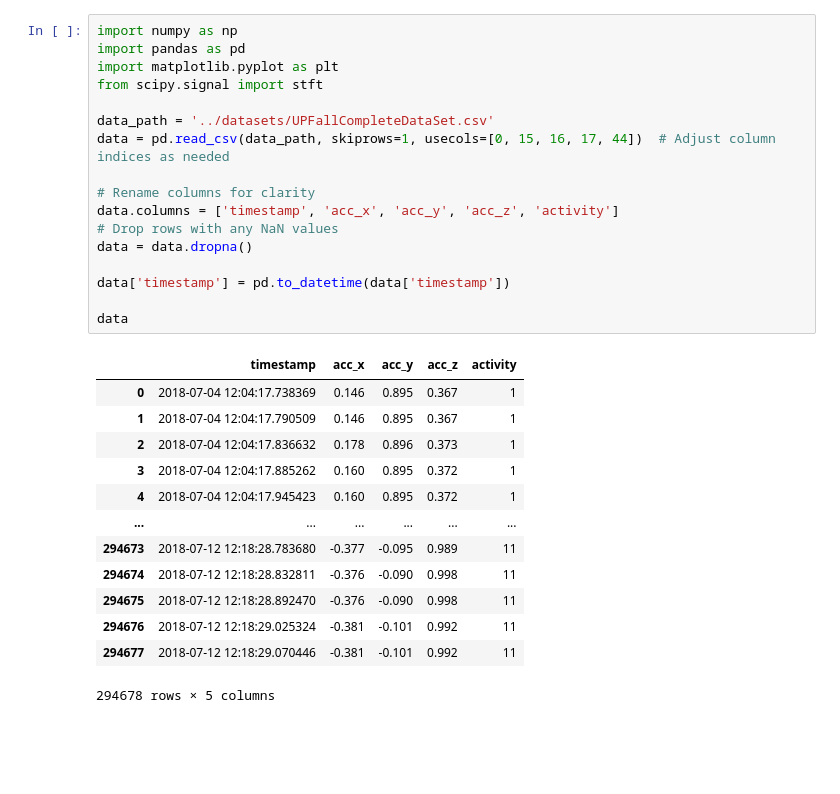
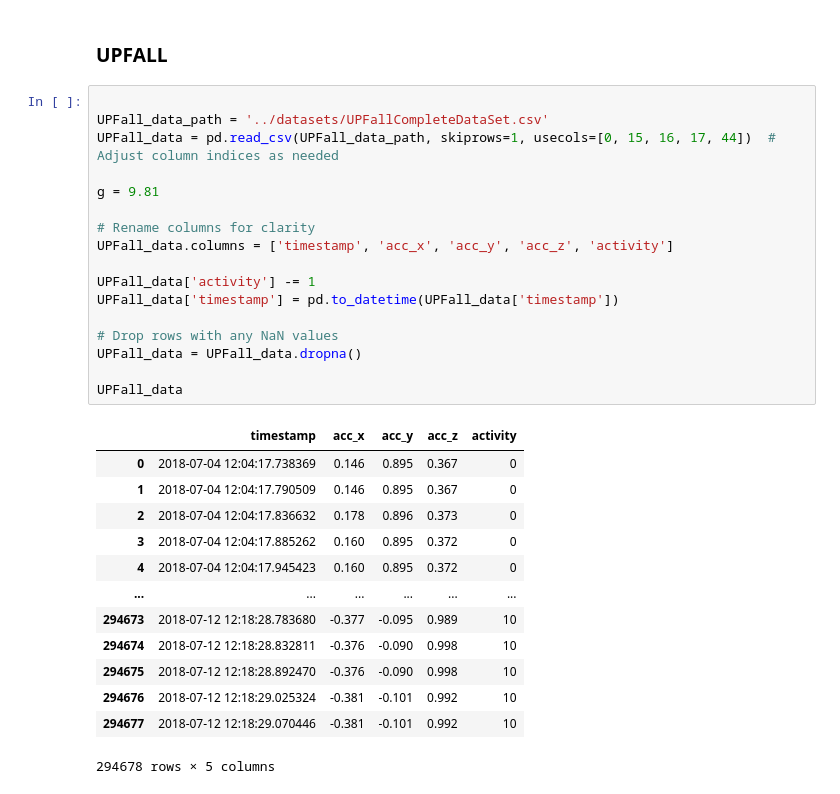
Before and after one commit to johnymeng/gait-project, a Jupyter notebook: Chiyuan_VAE+CNN/VAE_CNN.ipynb, the cells around one changed output. Saved outputs shown, nothing was run; the diff lists cells and outputs as text; blank space fills up the shorter version.

```diff
--- a/Chiyuan_VAE+CNN/VAE_CNN.ipynb
+++ b/Chiyuan_VAE+CNN/VAE_CNN.ipynb
@@ -84,31 +228,33 @@ class SupervisedVAE(nn.Module):
+# %% [markdown]
+### UPFALL
 # %%
-import numpy as np
-import pandas as pd
-import matplotlib.pyplot as plt
-from scipy.signal import stft
 
-data_path = '../datasets/UPFallCompleteDataSet.csv'
-data = pd.read_csv(data_path, skiprows=1, usecols=[0, 15, 16, 17, 44])  # Adjust column indices as needed
+UPFall_data_path = '../datasets/UPFallCompleteDataSet.csv'
+UPFall_data = pd.read_csv(UPFall_data_path, skiprows=1, usecols=[0, 15, 16, 17, 44])  # Adjust column indices as needed
+
+g = 9.81
 
 # Rename columns for clarity
-data.columns = ['timestamp', 'acc_x', 'acc_y', 'acc_z', 'activity']
+UPFall_data.columns = ['timestamp', 'acc_x', 'acc_y', 'acc_z', 'activity']
+
+UPFall_data['activity'] -= 1
+UPFall_data['timestamp'] = pd.to_datetime(UPFall_data['timestamp'])
+
 # Drop rows with any NaN values
-data = data.dropna()
+UPFall_data = UPFall_data.dropna()
 
-data['timestamp'] = pd.to_datetime(data['timestamp'])
-
-data
+UPFall_data
 # %% [output]
 |  | timestamp | acc_x | acc_y | acc_z | activity |
-| 0 | 2018-07-04 12:04:17.738369 | 0.146 | 0.895 | 0.367 | 1 |
-| 1 | 2018-07-04 12:04:17.790509 | 0.146 | 0.895 | 0.367 | 1 |
-| 2 | 2018-07-04 12:04:17.836632 | 0.178 | 0.896 | 0.373 | 1 |
-| 3 | 2018-07-04 12:04:17.885262 | 0.160 | 0.895 | 0.372 | 1 |
-| 4 | 2018-07-04 12:04:17.945423 | 0.160 | 0.895 | 0.372 | 1 |
+| 0 | 2018-07-04 12:04:17.738369 | 0.146 | 0.895 | 0.367 | 0 |
+| 1 | 2018-07-04 12:04:17.790509 | 0.146 | 0.895 | 0.367 | 0 |
+| 2 | 2018-07-04 12:04:17.836632 | 0.178 | 0.896 | 0.373 | 0 |
+| 3 | 2018-07-04 12:04:17.885262 | 0.160 | 0.895 | 0.372 | 0 |
+| 4 | 2018-07-04 12:04:17.945423 | 0.160 | 0.895 | 0.372 | 0 |
 | ... | ... | ... | ... | ... | ... |
-| 294673 | 2018-07-12 12:18:28.783680 | -0.377 | -0.095 | 0.989 | 11 |
-| 294674 | 2018-07-12 12:18:28.832811 | -0.376 | -0.090 | 0.998 | 11 |
-| 294675 | 2018-07-12 12:18:28.892470 | -0.376 | -0.090 | 0.998 | 11 |
-| 294676 | 2018-07-12 12:18:29.025324 | -0.381 | -0.101 | 0.992 | 11 |
-| 294677 | 2018-07-12 12:18:29.070446 | -0.381 | -0.101 | 0.992 | 11 |
+| 294673 | 2018-07-12 12:18:28.783680 | -0.377 | -0.095 | 0.989 | 10 |
+| 294674 | 2018-07-12 12:18:28.832811 | -0.376 | -0.090 | 0.998 | 10 |
+| 294675 | 2018-07-12 12:18:28.892470 | -0.376 | -0.090 | 0.998 | 10 |
+| 294676 | 2018-07-12 12:18:29.025324 | -0.381 | -0.101 | 0.992 | 10 |
+| 294677 | 2018-07-12 12:18:29.070446 | -0.381 | -0.101 | 0.992 | 10 |
 294678 rows × 5 columns
```
Also changed, not shown: parts of 22 cells of this notebook, 3 other files.
